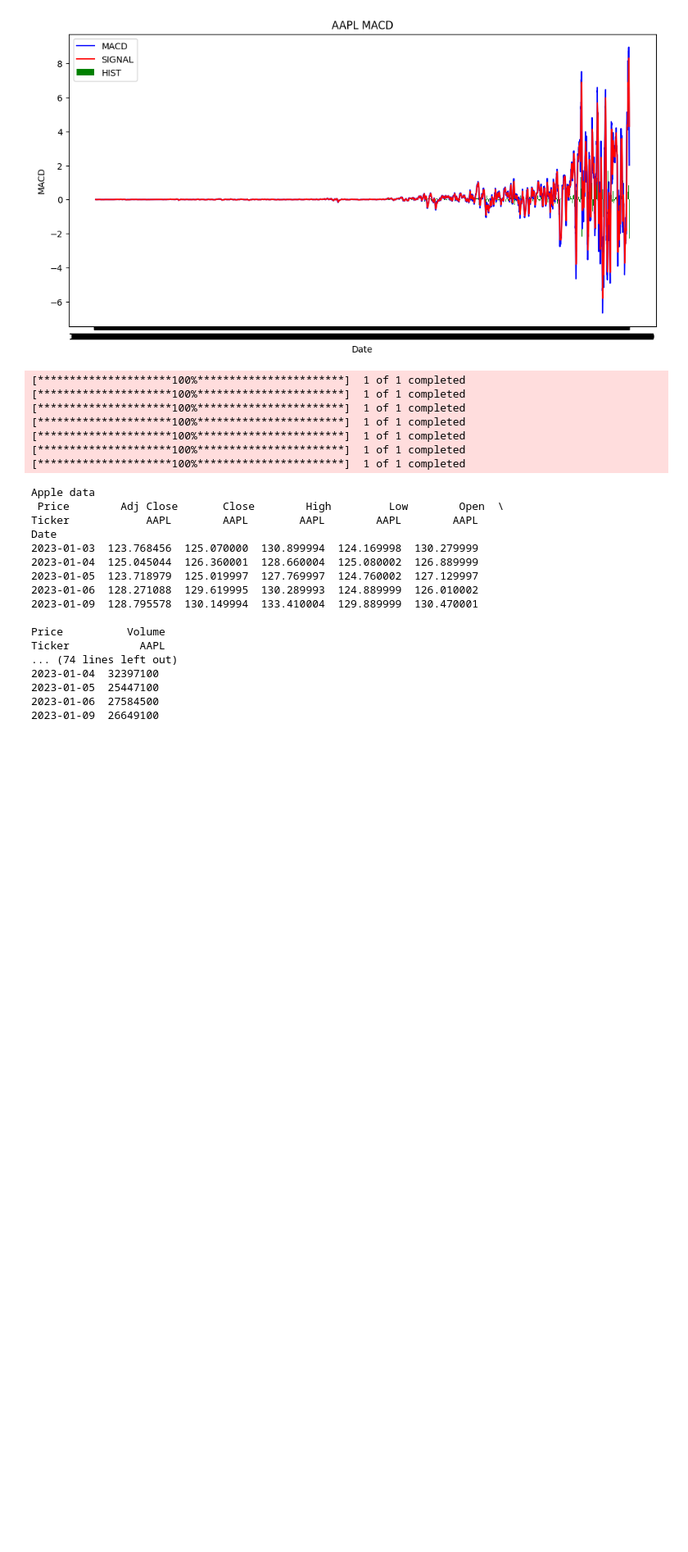
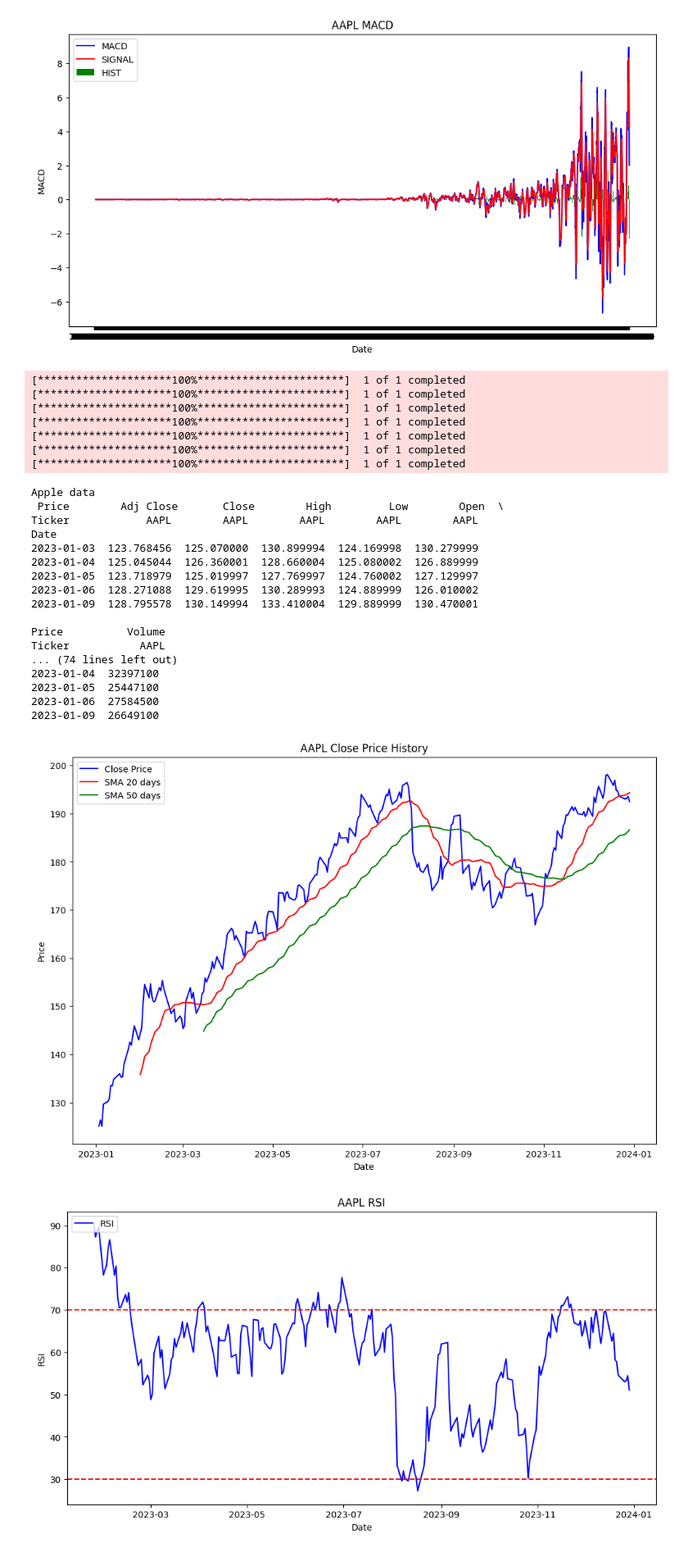
Before and after one commit to IamYunusAli/FNSPID, a Jupyter notebook: notebooks/Quantitative_analysis.ipynb, the cells around one changed output. Shown at 82% size. Saved outputs shown, nothing was run; the diff lists cells and outputs as text; code cells hidden in the pictures; blank space fills up the shorter version.

Commit message:
Visualize datas from yfinance

```diff
--- a/notebooks/Quantitative_analysis.ipynb
+++ b/notebooks/Quantitative_analysis.ipynb
@@ -142,3 +142,38 @@ APPL_data['MACD'], APPL_data['MACD_SIGNAL'], APPL_data['MACD_HIST'] = talib.MACD
 
 # Set Date as index
 APPL_data.set_index(APPL_data.index.get_level_values('Date'), inplace=True)
+# %%
+plt.figure(figsize=(12,8))
+plt.plot(APPL_data.index, APPL_data[('Close', 'AAPL')], label='Close Price', color = 'blue')
+plt.plot(APPL_data.index, APPL_data['SMA_20'], label='SMA 20 days', color = 'red')
+plt.plot(APPL_data.index, APPL_data['SMA_50'], label='SMA 50 days', color = 'green')
+plt.title('AAPL Close Price History')
+plt.xlabel('Date')
+plt.ylabel('Price')
+plt.legend(loc='upper left')
+plt.show()
+
+
+plt.figure(figsize=(12, 6))
+plt.plot(APPL_data.index, APPL_data['RSI'], label='RSI', color='b')
+plt.axhline(70, color='r', linestyle='--')
+plt.axhline(30, color='r', linestyle='--')
+plt.title('AAPL RSI')
+plt.xlabel('Date')
+plt.ylabel('RSI')
+plt.legend(loc='upper left')
+plt.show()
+
+
+plt.figure(figsize=(12, 6))
+plt.plot(APPL_data.index, APPL_data['MACD'], label='MACD', color = 'blue')
+plt.plot(APPL_data.index, APPL_data['MACD_SIGNAL'], label='SIGNAL', color = 'red')
+plt.bar(APPL_data.index, APPL_data['MACD_HIST'], label='HIST', color = 'green')
+plt.title('AAPL MACD')
+plt.xlabel('Date')
+plt.ylabel('MACD')
+plt.legend(loc='upper left')
+plt.show()
+# %% [output]
+[figure, added]
+[figure, added]
```
Also changed, not shown: parts of 1 cell of this notebook.
